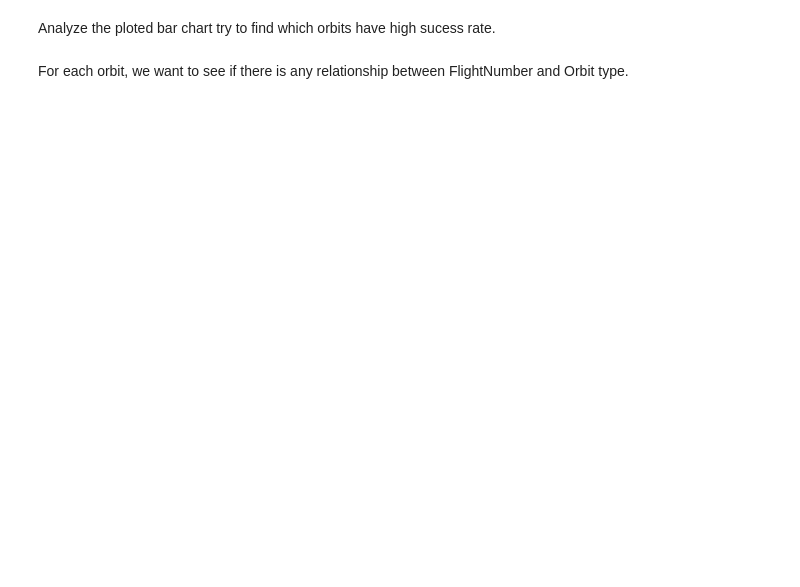
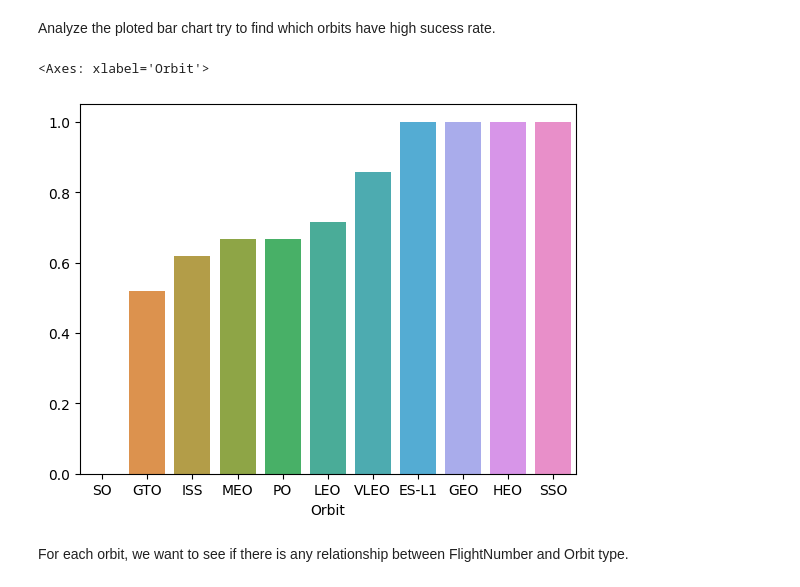
Before and after one commit to julmag/ibm_final_ass, a Jupyter notebook: 05 exploratory_data_analysis_data_visulization.ipynb, the cells around one changed output. Saved outputs shown, nothing was run; the diff lists cells and outputs as text; code cells hidden in the pictures; blank space fills up the shorter version.

```diff
--- a/05 exploratory_data_analysis_data_visulization.ipynb
+++ b/05 exploratory_data_analysis_data_visulization.ipynb
@@ -103,6 +132,10 @@ Let's create a `bar chart` for the sucess rate of each orbit
 Analyze the ploted bar chart try to find which orbits have high sucess rate.
 # %%
 ### TASK  4: Visualize the relationship between FlightNumber and Orbit type
+sns.barplot(pogo.sort_values("Class").T)
+# %% [output]
+<Axes: xlabel='Orbit'>
+[figure, added]
 # %% [markdown]
 For each orbit, we want to see if there is any relationship between FlightNumber and Orbit type.
 # %%
```
Also changed, not shown: parts of 17 cells of this notebook.
